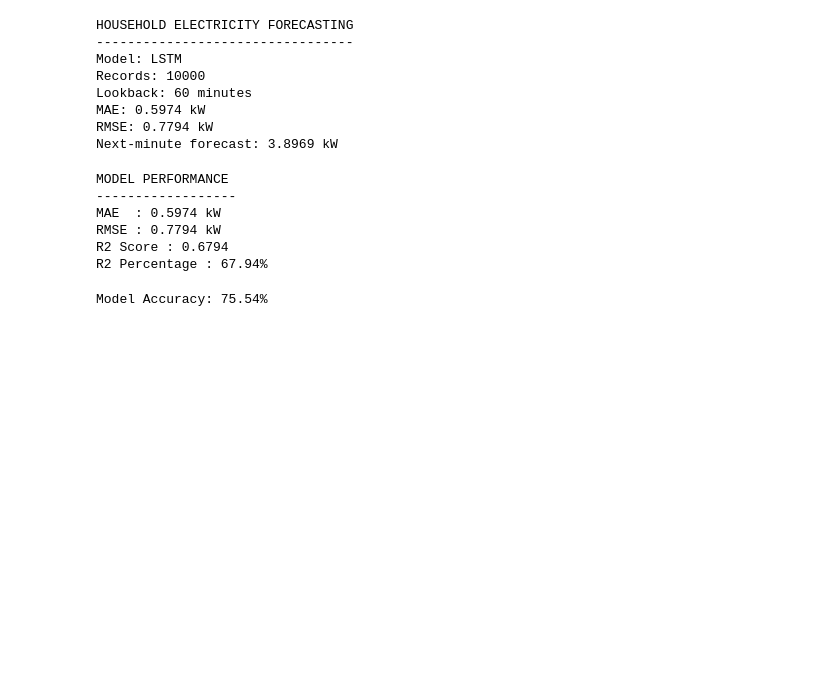
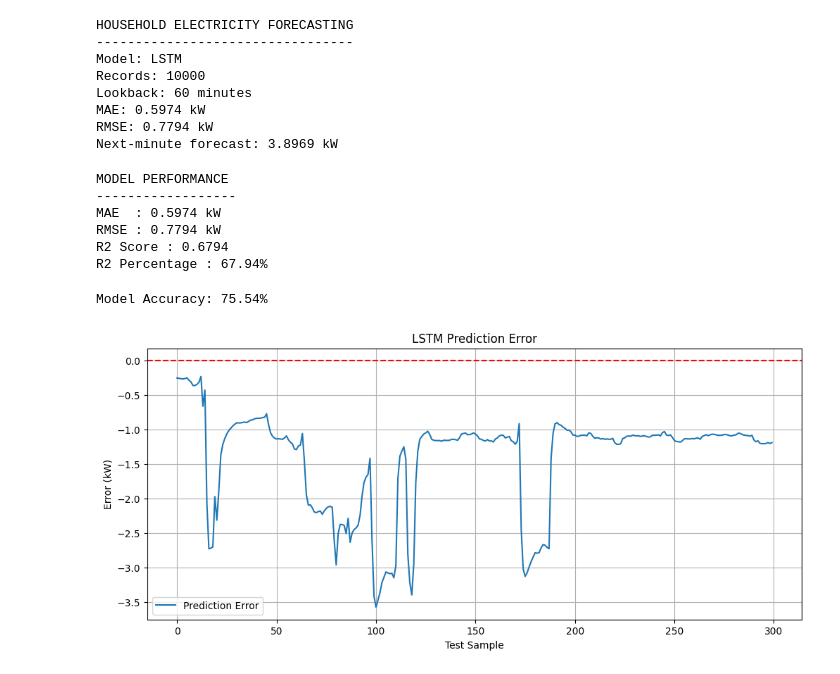
Before and after one commit to code-ajay-17/power_consumption_DL, a Jupyter notebook: Electricity_consumption.ipynb, the cells around one changed output. Cells and saved outputs as stored; diff of their text form; code cells hidden in the pictures; blank space fills up the shorter version.

```diff
--- a/Electricity_consumption.ipynb
+++ b/Electricity_consumption.ipynb
@@ -399,3 +447,26 @@ accuracy = max(0, accuracy)
 print(f"Model Accuracy: {accuracy:.2f}%")
 # %% [output]
 Model Accuracy: 75.54%
+# %%
+import numpy as np
+import matplotlib.pyplot as plt
+
+# Convert scaled values back to kW if needed
+actual = y_test.reshape(-1)
+predicted = y_pred.reshape(-1)
+
+# Calculate prediction error
+error = actual - predicted
+
+# Plot error
+plt.figure(figsize=(12, 5))
+plt.plot(error[:300], label="Prediction Error")
+plt.axhline(0, color="red", linestyle="--")
+plt.title("LSTM Prediction Error")
+plt.xlabel("Test Sample")
+plt.ylabel("Error (kW)")
+plt.legend()
+plt.grid(True)
+plt.show()
+# %% [output]
+[figure, added]
```
Also changed, not shown: parts of 4 cells of this notebook.
